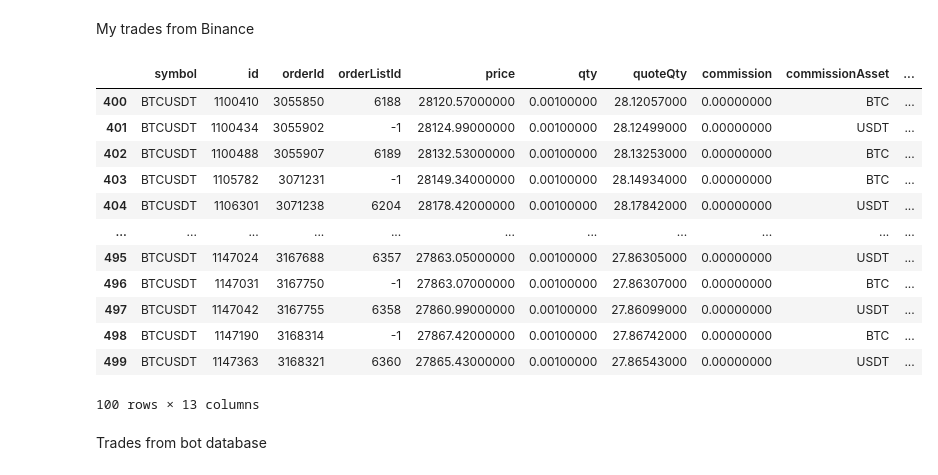
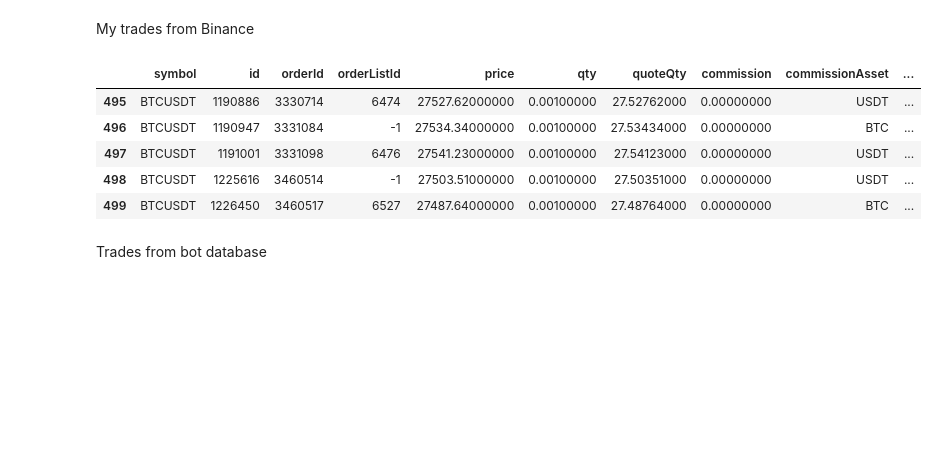
Before and after one commit to DmitryPukhov/pytrade2, a Jupyter notebook: analysis/PredictLowHighStrategy EDA.ipynb, the cells around one changed output. Drawn from its saved outputs; the diff is of its cells as text; code cells hidden in the pictures; blank space fills up the shorter version.

```diff
--- a/analysis/PredictLowHighStrategy EDA.ipynb
+++ b/analysis/PredictLowHighStrategy EDA.ipynb
@@ -132,22 +135,15 @@ My trades from Binance
 # %%
 symbol="BTCUSDT"
 mytrades=pd.DataFrame(client.my_trades(symbol))
 mytrades["time"] = pd.to_datetime(mytrades["time"], unit='ms')
-mytrades.tail(100)
+mytrades.tail()
 # %% [output]
 |  | symbol | id | orderId | orderListId | price | qty | quoteQty | commission | commissionAsset | ... |
-| 400 | BTCUSDT | 1100410 | 3055850 | 6188 | 28120.57000000 | 0.00100000 | 28.12057000 | 0.00000000 | BTC | ... |
-| 401 | BTCUSDT | 1100434 | 3055902 | -1 | 28124.99000000 | 0.00100000 | 28.12499000 | 0.00000000 | USDT | ... |
-| 402 | BTCUSDT | 1100488 | 3055907 | 6189 | 28132.53000000 | 0.00100000 | 28.13253000 | 0.00000000 | BTC | ... |
-| 403 | BTCUSDT | 1105782 | 3071231 | -1 | 28149.34000000 | 0.00100000 | 28.14934000 | 0.00000000 | BTC | ... |
-| 404 | BTCUSDT | 1106301 | 3071238 | 6204 | 28178.42000000 | 0.00100000 | 28.17842000 | 0.00000000 | USDT | ... |
-| ... | ... | ... | ... | ... | ... | ... | ... | ... | ... | ... |
-| 495 | BTCUSDT | 1147024 | 3167688 | 6357 | 27863.05000000 | 0.00100000 | 27.86305000 | 0.00000000 | USDT | ... |
-| 496 | BTCUSDT | 1147031 | 3167750 | -1 | 27863.07000000 | 0.00100000 | 27.86307000 | 0.00000000 | BTC | ... |
-| 497 | BTCUSDT | 1147042 | 3167755 | 6358 | 27860.99000000 | 0.00100000 | 27.86099000 | 0.00000000 | USDT | ... |
-| 498 | BTCUSDT | 1147190 | 3168314 | -1 | 27867.42000000 | 0.00100000 | 27.86742000 | 0.00000000 | BTC | ... |
-| 499 | BTCUSDT | 1147363 | 3168321 | 6360 | 27865.43000000 | 0.00100000 | 27.86543000 | 0.00000000 | USDT | ... |
+| 495 | BTCUSDT | 1190886 | 3330714 | 6474 | 27527.62000000 | 0.00100000 | 27.52762000 | 0.00000000 | USDT | ... |
+| 496 | BTCUSDT | 1190947 | 3331084 | -1 | 27534.34000000 | 0.00100000 | 27.53434000 | 0.00000000 | BTC | ... |
+| 497 | BTCUSDT | 1191001 | 3331098 | 6476 | 27541.23000000 | 0.00100000 | 27.54123000 | 0.00000000 | USDT | ... |
+| 498 | BTCUSDT | 1225616 | 3460514 | -1 | 27503.51000000 | 0.00100000 | 27.50351000 | 0.00000000 | USDT | ... |
+| 499 | BTCUSDT | 1226450 | 3460517 | 6527 | 27487.64000000 | 0.00100000 | 27.48764000 | 0.00000000 | BTC | ... |
-100 rows × 13 columns
 # %% [markdown]
 Trades from bot database
 # %%
```
Also changed, not shown: parts of 28 cells of this notebook.
